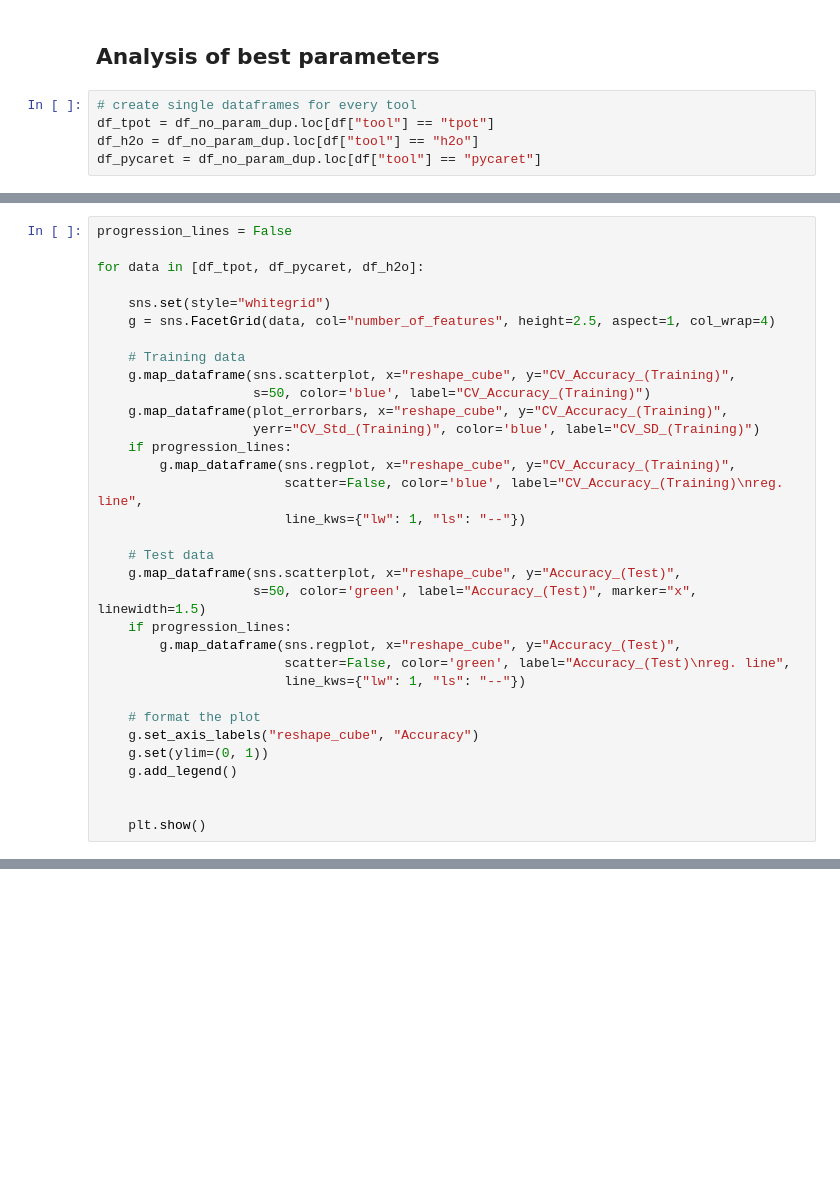
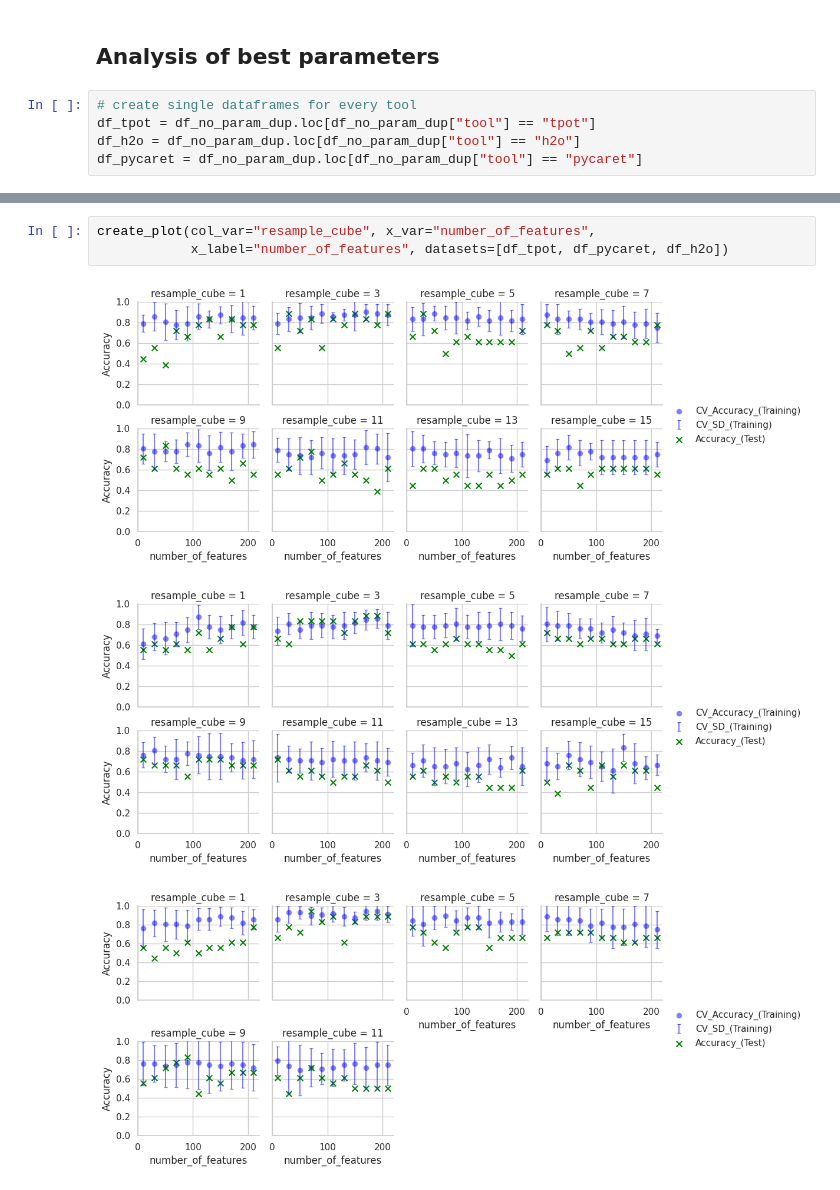
Before and after one commit to tahendry/master_thesis, a Jupyter notebook: analysis_and_plots/metrics_analysis_autoML_tools.ipynb, the cells around one changed output, grey strips where cells are left out. Cells and saved outputs as stored; diff of their text form; blank space fills up the shorter version.

```diff
--- a/analysis_and_plots/metrics_analysis_autoML_tools.ipynb
+++ b/analysis_and_plots/metrics_analysis_autoML_tools.ipynb
@@ -158,6 +224,6 @@ plt.show()
 ## Analysis of best parameters
 # %%
 # create single dataframes for every tool
-df_tpot = df_no_param_dup.loc[df["tool"] == "tpot"]
-df_h2o = df_no_param_dup.loc[df["tool"] == "h2o"]
-df_pycaret = df_no_param_dup.loc[df["tool"] == "pycaret"]
+df_tpot = df_no_param_dup.loc[df_no_param_dup["tool"] == "tpot"]
+df_h2o = df_no_param_dup.loc[df_no_param_dup["tool"] == "h2o"]
+df_pycaret = df_no_param_dup.loc[df_no_param_dup["tool"] == "pycaret"]
@@ -205,33 +229,0 @@ for data in [df_tpot, df_pycaret, df_h2o]:
-# %%
-progression_lines = False
-
-for data in [df_tpot, df_pycaret, df_h2o]:
-
-    sns.set(style="whitegrid")
-    g = sns.FacetGrid(data, col="number_of_features", height=2.5, aspect=1, col_wrap=4)
-
-    # Training data
-    g.map_dataframe(sns.scatterplot, x="reshape_cube", y="CV_Accuracy_(Training)",
-                    s=50, color='blue', label="CV_Accuracy_(Training)")
-    g.map_dataframe(plot_errorbars, x="reshape_cube", y="CV_Accuracy_(Training)",
-                    yerr="CV_Std_(Training)", color='blue', label="CV_SD_(Training)")
-    if progression_lines:
-        g.map_dataframe(sns.regplot, x="reshape_cube", y="CV_Accuracy_(Training)",
-                        scatter=False, color='blue', label="CV_Accuracy_(Training)\nreg. line",
-                        line_kws={"lw": 1, "ls": "--"})
-
-    # Test data
-    g.map_dataframe(sns.scatterplot, x="reshape_cube", y="Accuracy_(Test)",
-                    s=50, color='green', label="Accuracy_(Test)", marker="x", linewidth=1.5)
-    if progression_lines:
-        g.map_dataframe(sns.regplot, x="reshape_cube", y="Accuracy_(Test)",
-                        scatter=False, color='green', label="Accuracy_(Test)\nreg. line",
-                        line_kws={"lw": 1, "ls": "--"})
-
-    # format the plot
-    g.set_axis_labels("reshape_cube", "Accuracy")
-    g.set(ylim=(0, 1))
-    g.add_legend()
-
-
-    plt.show()
@@ -321,0 +230,7 @@ plt.show()
+# %%
+create_plot(col_var="resample_cube", x_var="number_of_features",
+            x_label="number_of_features", datasets=[df_tpot, df_pycaret, df_h2o])
+# %% [output]
+[figure, added]
+[figure, added]
+[figure, added]
```
Also changed, not shown: parts of 19 cells of this notebook.
